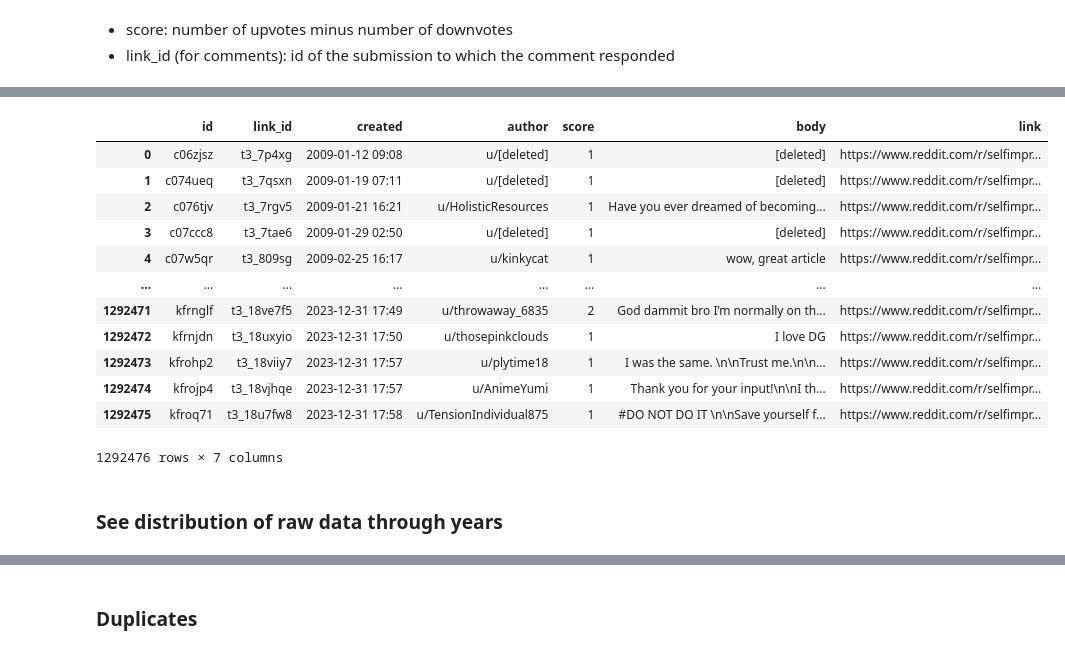
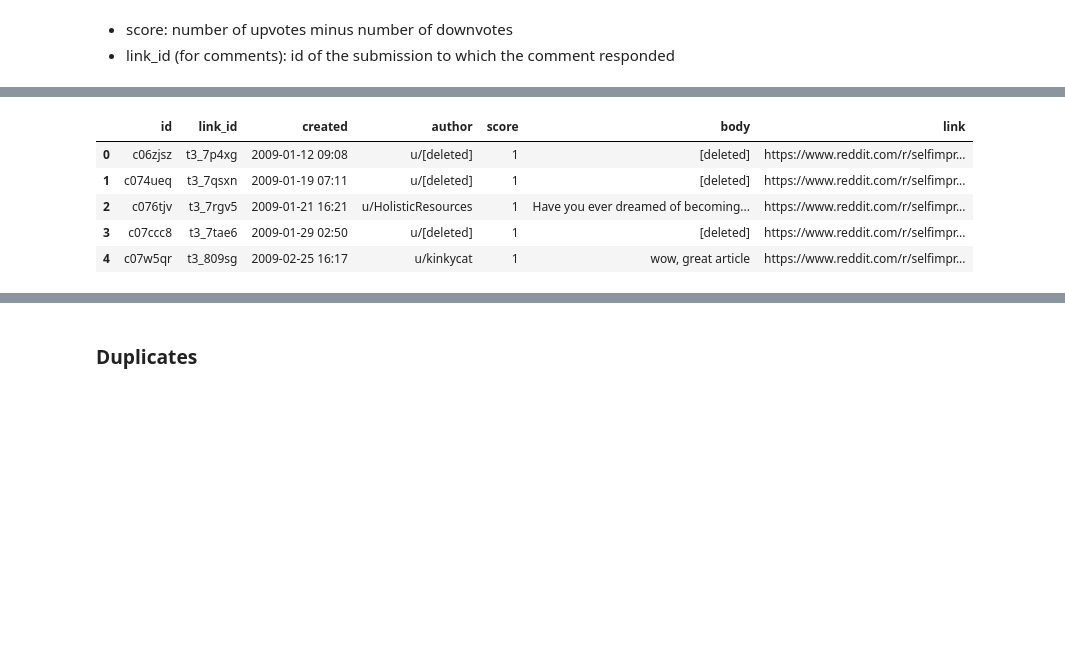
Before and after one commit to natashacarpcast/moralization-selfimprovement, a Jupyter notebook: cleaning_notebook.ipynb, the cells around one changed output, grey strips where cells are left out. Saved outputs shown, nothing was run; the diff lists cells and outputs as text; code cells hidden in the pictures; blank space fills up the shorter version.

```diff
--- a/cleaning_notebook.ipynb
+++ b/cleaning_notebook.ipynb
@@ -10,6 +10,6 @@ pd.reset_option('all')
 - score: number of upvotes minus number of downvotes
 - link_id (for comments): id of the submission to which the comment responded
 # %%
-submissions_raw = pd.read_csv("self_i_raw_data/self_i_submissions.csv")
-comments_raw = pd.read_csv("self_i_raw_data/self_i_comments.csv")
+submissions_raw = pd.read_csv("data/self_i_submissions.csv")
+comments_raw = pd.read_csv("data/self_i_comments.csv")
 # %%
@@ -31,18 +24,9 @@ submissions_raw
 # %%
-comments_raw
+comments_raw.head()
 # %% [output]
 |  | id | link_id | created | author | score | body | link |
 | 0 | c06zjsz | t3_7p4xg | 2009-01-12 09:08 | u/[deleted] | 1 | [deleted] | https://www.reddit.com/r/selfimpr... |
 | 1 | c074ueq | t3_7qsxn | 2009-01-19 07:11 | u/[deleted] | 1 | [deleted] | https://www.reddit.com/r/selfimpr... |
 | 2 | c076tjv | t3_7rgv5 | 2009-01-21 16:21 | u/HolisticResources | 1 | Have you ever dreamed of becoming... | https://www.reddit.com/r/selfimpr... |
 | 3 | c07ccc8 | t3_7tae6 | 2009-01-29 02:50 | u/[deleted] | 1 | [deleted] | https://www.reddit.com/r/selfimpr... |
 | 4 | c07w5qr | t3_809sg | 2009-02-25 16:17 | u/kinkycat | 1 | wow, great article | https://www.reddit.com/r/selfimpr... |
-| ... | ... | ... | ... | ... | ... | ... | ... |
-| 1292471 | kfrnglf | t3_18ve7f5 | 2023-12-31 17:49 | u/throwaway_6835 | 2 | God dammit bro I’m normally on th... | https://www.reddit.com/r/selfimpr... |
-| 1292472 | kfrnjdn | t3_18uxyio | 2023-12-31 17:50 | u/thosepinkclouds | 1 | I love DG | https://www.reddit.com/r/selfimpr... |
-| 1292473 | kfrohp2 | t3_18viiy7 | 2023-12-31 17:57 | u/plytime18 | 1 | I was the same. \n\nTrust me.\n\n... | https://www.reddit.com/r/selfimpr... |
-| 1292474 | kfrojp4 | t3_18vjhqe | 2023-12-31 17:57 | u/AnimeYumi | 1 | Thank you for your input!\n\nI th... | https://www.reddit.com/r/selfimpr... |
-| 1292475 | kfroq71 | t3_18u7fw8 | 2023-12-31 17:58 | u/TensionIndividual875 | 1 | #DO NOT DO IT \n\nSave yourself f... | https://www.reddit.com/r/selfimpr... |
-1292476 rows × 7 columns
-# %% [markdown]
-### See distribution of raw data through years
```
Also changed, not shown: parts of 84 cells of this notebook.
